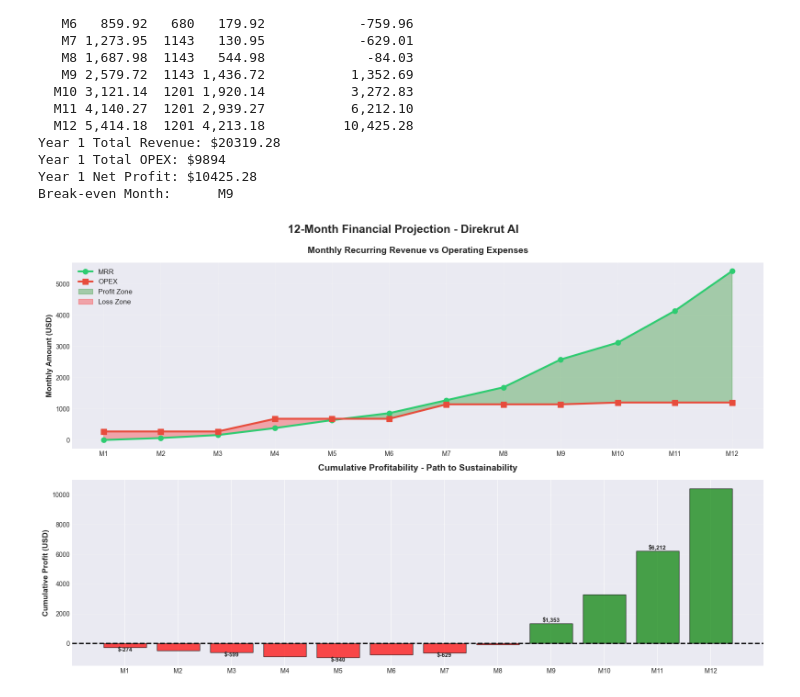
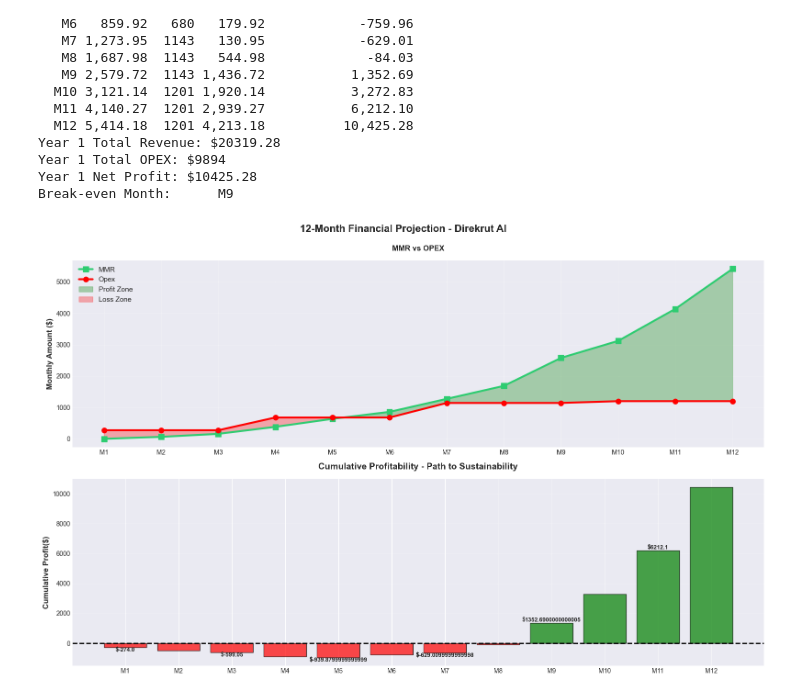
Before and after one commit to adyuta447/opex-analysis, a Jupyter notebook: main.ipynb, the cells around one changed output. Drawn from its saved outputs; the diff is of its cells as text; code cells hidden in the pictures.

```diff
--- a/main.ipynb
+++ b/main.ipynb
@@ -508,40 +505,32 @@ Year 1 Net Profit: $10425.28
 Break-even Month:      M9
 # %%
 fig, axes = plt.subplots(2, 1, figsize=(16, 10))
-fig.suptitle('12-Month Financial Projection - Direkrut AI', fontsize=18, fontweight='bold', y=0.995)
+fig.suptitle('12-Month Financial Projection - Direkrut AI', fontsize=16, fontweight='bold', y=0.995)
+
 ax1 = axes[0]
-ax1.plot(df_projection['month'], df_projection['mrr'], marker='o', linewidth=3,
-         label='MRR', color='#2ecc71', markersize=8)
-ax1.plot(df_projection['month'], df_projection['opex'], marker='s', linewidth=3,
-         label='OPEX', color='#e74c3c', markersize=8)
-ax1.fill_between(df_projection['month'], df_projection['mrr'], df_projection['opex'],
-                  where=(df_projection['mrr'] >= df_projection['opex']),
-                  interpolate=True, alpha=0.3, color='green', label='Profit Zone')
-ax1.fill_between(df_projection['month'], df_projection['mrr'], df_projection['opex'],
-                  where=(df_projection['mrr'] < df_projection['opex']),
-                  interpolate=True, alpha=0.3, color='red', label='Loss Zone')
-
-ax1.set_ylabel('Monthly Amount (USD)', fontsize=12, fontweight='bold')
-ax1.set_title('Monthly Recurring Revenue vs Operating Expenses', fontsize=14, fontweight='bold', pad=15)
+ax1.plot(df_projection['month'], df_projection['mrr'], marker='s', linewidth=3, label='MMR', color="#2ecc71", markersize=8)
+ax1.plot(df_projection['month'], df_projection['opex'], marker='o', linewidth=3, label='Opex', color="red", markersize=8)
+ax1.fill_between(df_projection['month'], df_projection['mrr'], df_projection['opex'], where=(df_projection['mrr'] >= df_projection['opex']), interpolate=True, alpha=0.3, color="green", label="Profit Zone")
+ax1.fill_between(df_projection['month'], df_projection['mrr'], df_projection['opex'], where=(df_projection['mrr'] < df_projection['opex']), interpolate=True, alpha=0.3, color="red", label="Loss Zone")
+ax1.set_ylabel('Monthly Amount ($)', fontsize=12, fontweight='bold')
+ax1.set_title('MMR vs OPEX', fontsize=12, fontweight='bold', pad=15 )
 ax1.legend(fontsize=11, loc='upper left')
 ax1.grid(True, alpha=0.3)
+
 
 ax2 = axes[1]
 colors = ['red' if x < 0 else 'green' for x in df_projection['cumulative_profit']]
 bars = ax2.bar(df_projection['month'], df_projection['cumulative_profit'], color=colors, alpha=0.7, edgecolor='black')
 ax2.axhline(y=0, color='black', linestyle='--', linewidth=2)
-ax2.set_ylabel('Cumulative Profit (USD)', fontsize=12, fontweight='bold')
+ax2.set_ylabel('Cumulative Profit($)', fontsize=12, fontweight='bold')
 ax2.set_title('Cumulative Profitability - Path to Sustainability', fontsize=14, fontweight='bold', pad=15)
 ax2.grid(axis='y', alpha=0.3)
 
 for i, (bar, value) in enumerate(zip(bars, df_projection['cumulative_profit'])):
     if i % 2 == 0:
-        ax2.text(bar.get_x() + bar.get_width()/2., value,
-                 f'${value:,.0f}',
-                 ha='center', va='bottom' if value > 0 else 'top',
-                 fontweight='bold', fontsize=9)
+        ax2.text(bar.get_x() + bar.get_width()/2., value, f'${value}', ha='center', va='bottom' if value > 0 else 'top', fontweight='bold', fontsize=9)
 
 plt.tight_layout()
 plt.show()
 # %% [output]
-[figure, old version]
+[figure, new version]
```
Also changed, not shown: parts of 1 cell of this notebook.
